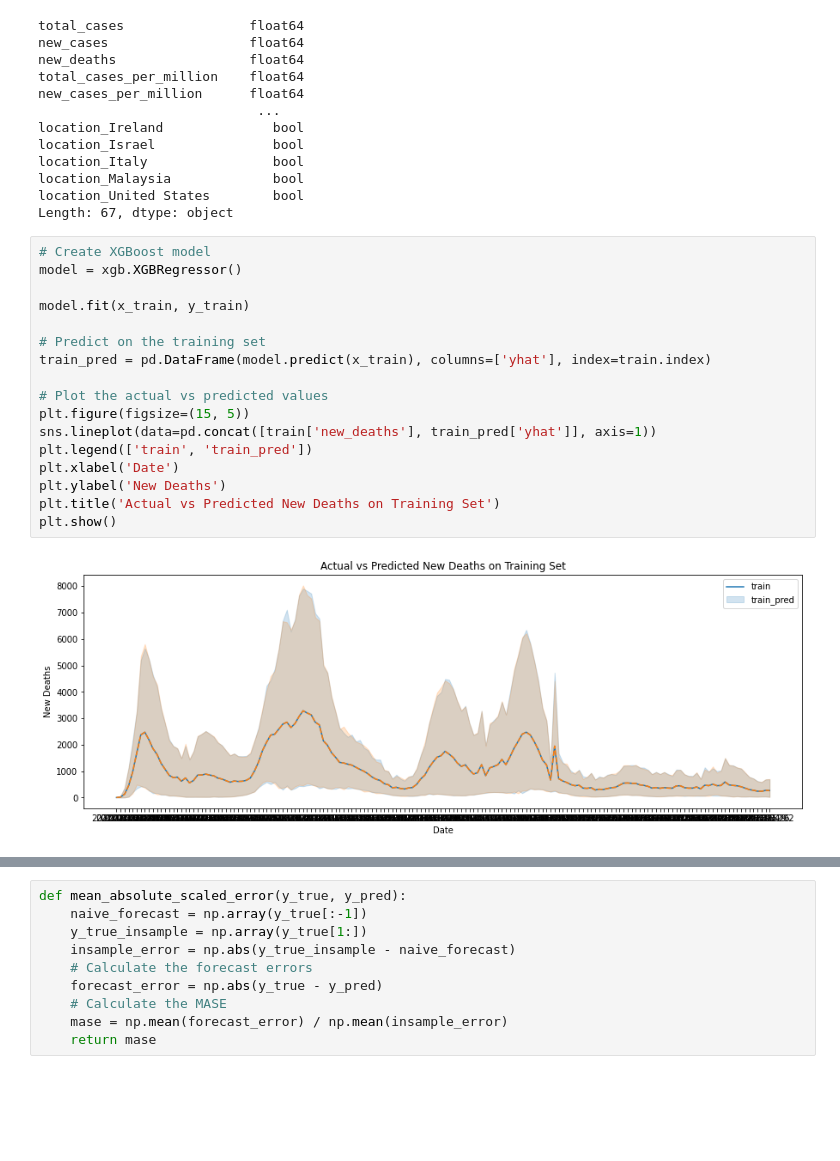
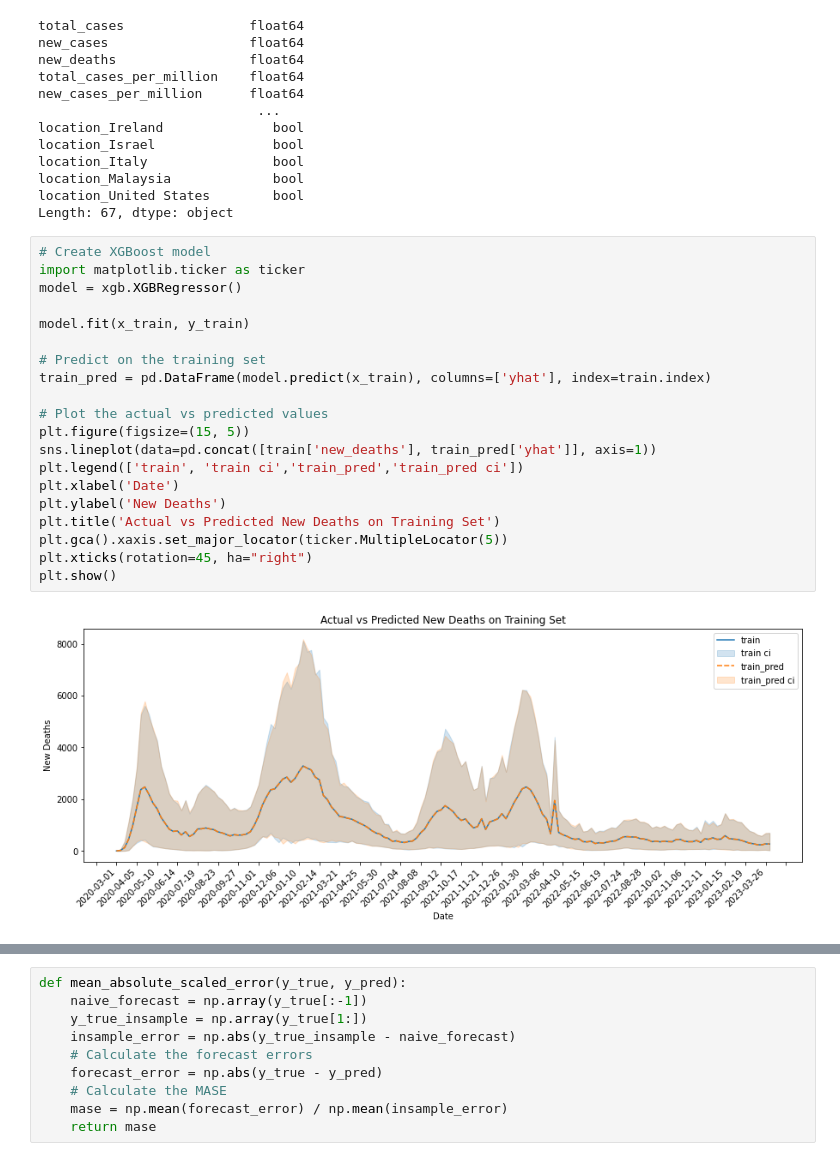
Before and after one commit to y-ginther/DS-Capstone, a Jupyter notebook: XGBOOST_a.ipynb, the cells around one changed output, grey strips where cells are left out. Saved outputs shown, nothing was run; the diff lists cells and outputs as text; blank space fills up the shorter version.

```diff
--- a/XGBOOST_a.ipynb
+++ b/XGBOOST_a.ipynb
@@ -76,23 +76,26 @@ location_United States        bool
 Length: 67, dtype: object
 # %%
 # Create XGBoost model
+import matplotlib.ticker as ticker
 model = xgb.XGBRegressor()
 
 model.fit(x_train, y_train)
 
 # Predict on the training set
 train_pred = pd.DataFrame(model.predict(x_train), columns=['yhat'], index=train.index)
 
 # Plot the actual vs predicted values
 plt.figure(figsize=(15, 5))
 sns.lineplot(data=pd.concat([train['new_deaths'], train_pred['yhat']], axis=1))
-plt.legend(['train', 'train_pred'])
+plt.legend(['train', 'train ci','train_pred','train_pred ci'])
 plt.xlabel('Date')
 plt.ylabel('New Deaths')
 plt.title('Actual vs Predicted New Deaths on Training Set')
+plt.gca().xaxis.set_major_locator(ticker.MultipleLocator(5))
+plt.xticks(rotation=45, ha="right")
 plt.show()
 # %% [output]
-[figure, old version]
+[figure, new version]
 # %%
 train_pred = pd.DataFrame(model.predict(x_train), columns=['yhat'], index=train.index)
 
```
Also changed, not shown: parts of 19 cells of this notebook, 5 other files.
